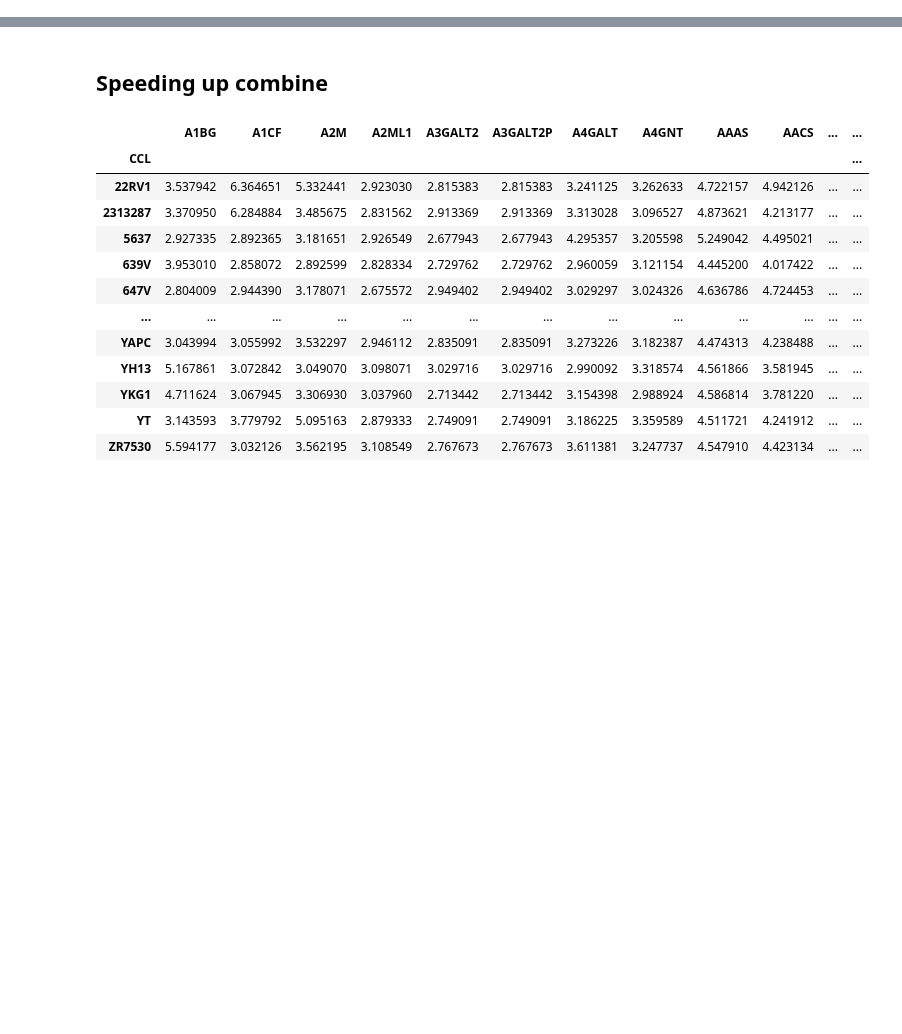
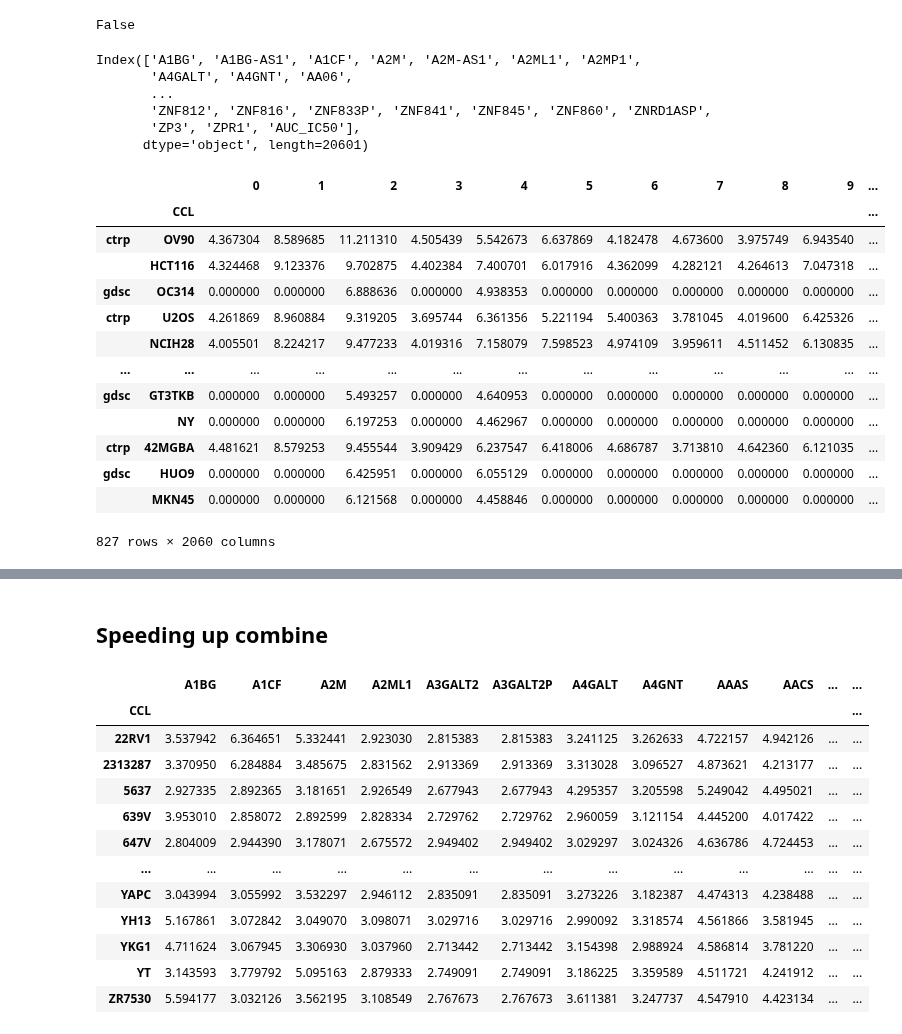
Before and after one commit to lucas-ubm/phc-data-pipeline, a Jupyter notebook: Messing.ipynb, the cells around one changed output, grey strips where cells are left out. Cells and saved outputs as stored; diff of their text form; code cells hidden in the pictures; blank space fills up the shorter version.

```diff
--- a/Messing.ipynb
+++ b/Messing.ipynb
@@ -8,0 +16,6 @@ from methods import pre
+# %%
+%%time
+gdsc_ge = pd.read_csv('data/Processed/gdsc_cell_ge.csv').fillna(0).set_index('CCL')
+ctrp_ge = pd.read_csv('data/Processed/ctrp_cell_ge.csv').fillna(0).set_index('CCL')
+gdsc_dr = pd.read_csv('data/Processed/gdsc_poz_dr.csv').fillna(0)
+ctrp_dr = pd.read_csv('data/Processed/ctrp_poz_dr.csv').fillna(0)
@@ -8,0 +25,3 @@ from methods import pre
+# %%
+%%time
+aag = drug('17-AAG', {'ctrp': ctrp_ge, 'gdsc': gdsc_ge}, {'ctrp': ctrp_dr, 'gdsc': gdsc_dr})
@@ -8,0 +33,4 @@ from methods import pre
+# %%
+'ge' in aag.__dict__
+# %% [output]
+False
@@ -8,0 +44,26 @@ from methods import pre
+# %%
+aag.data.loc[aag.X['train']].keys()
+# %% [output]
+Index(['A1BG', 'A1BG-AS1', 'A1CF', 'A2M', 'A2M-AS1', 'A2ML1', 'A2MP1',
+       'A4GALT', 'A4GNT', 'AA06',
+       ...
+       'ZNF812', 'ZNF816', 'ZNF833P', 'ZNF841', 'ZNF845', 'ZNF860', 'ZNRD1ASP',
+       'ZP3', 'ZPR1', 'AUC_IC50'],
+      dtype='object', length=20601)
+# %%
+aag.X['fs_train']
+# %% [output]
+|  |  | 0 | 1 | 2 | 3 | 4 | 5 | 6 | 7 | 8 | 9 | ... |
+|  | CCL |  |  |  |  |  |  |  |  |  |  | ... |
+| ctrp | OV90 | 4.367304 | 8.589685 | 11.211310 | 4.505439 | 5.542673 | 6.637869 | 4.182478 | 4.673600 | 3.975749 | 6.943540 | ... |
+|  | HCT116 | 4.324468 | 9.123376 | 9.702875 | 4.402384 | 7.400701 | 6.017916 | 4.362099 | 4.282121 | 4.264613 | 7.047318 | ... |
+| gdsc | OC314 | 0.000000 | 0.000000 | 6.888636 | 0.000000 | 4.938353 | 0.000000 | 0.000000 | 0.000000 | 0.000000 | 0.000000 | ... |
+| ctrp | U2OS | 4.261869 | 8.960884 | 9.319205 | 3.695744 | 6.361356 | 5.221194 | 5.400363 | 3.781045 | 4.019600 | 6.425326 | ... |
+|  | NCIH28 | 4.005501 | 8.224217 | 9.477233 | 4.019316 | 7.158079 | 7.598523 | 4.974109 | 3.959611 | 4.511452 | 6.130835 | ... |
+| ... | ... | ... | ... | ... | ... | ... | ... | ... | ... | ... | ... | ... |
+| gdsc | GT3TKB | 0.000000 | 0.000000 | 5.493257 | 0.000000 | 4.640953 | 0.000000 | 0.000000 | 0.000000 | 0.000000 | 0.000000 | ... |
+|  | NY | 0.000000 | 0.000000 | 6.197253 | 0.000000 | 4.462967 | 0.000000 | 0.000000 | 0.000000 | 0.000000 | 0.000000 | ... |
+| ctrp | 42MGBA | 4.481621 | 8.579253 | 9.455544 | 3.909429 | 6.237547 | 6.418006 | 4.686787 | 3.713810 | 4.642360 | 6.121035 | ... |
+| gdsc | HUO9 | 0.000000 | 0.000000 | 6.425951 | 0.000000 | 6.055129 | 0.000000 | 0.000000 | 0.000000 | 0.000000 | 0.000000 | ... |
+|  | MKN45 | 0.000000 | 0.000000 | 6.121568 | 0.000000 | 4.458846 | 0.000000 | 0.000000 | 0.000000 | 0.000000 | 0.000000 | ... |
+827 rows × 2060 columns
```
Also changed, not shown: parts of 9 cells of this notebook, 2 other files.
